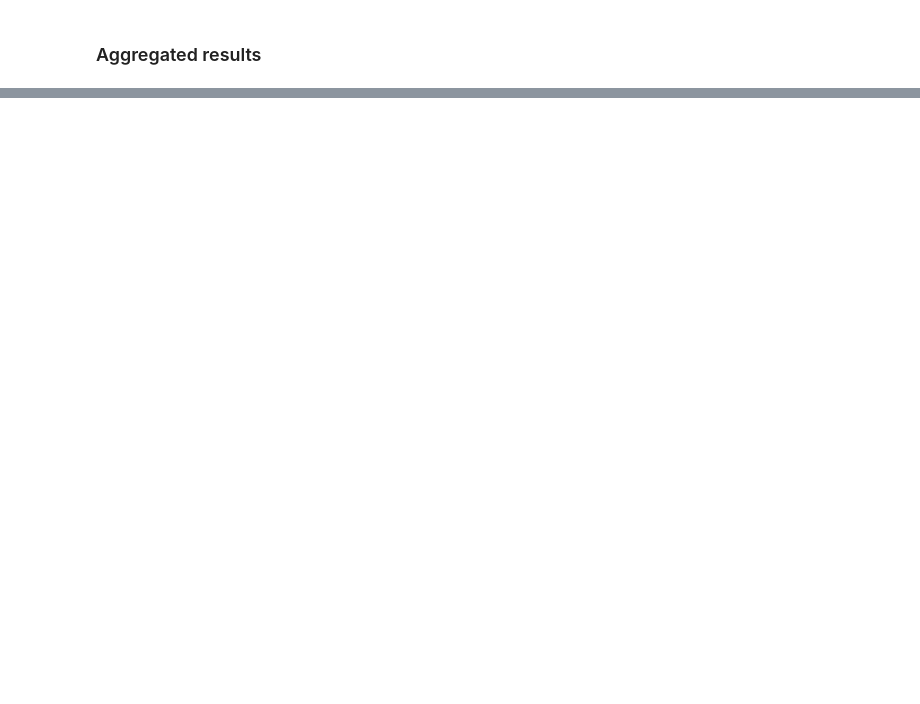
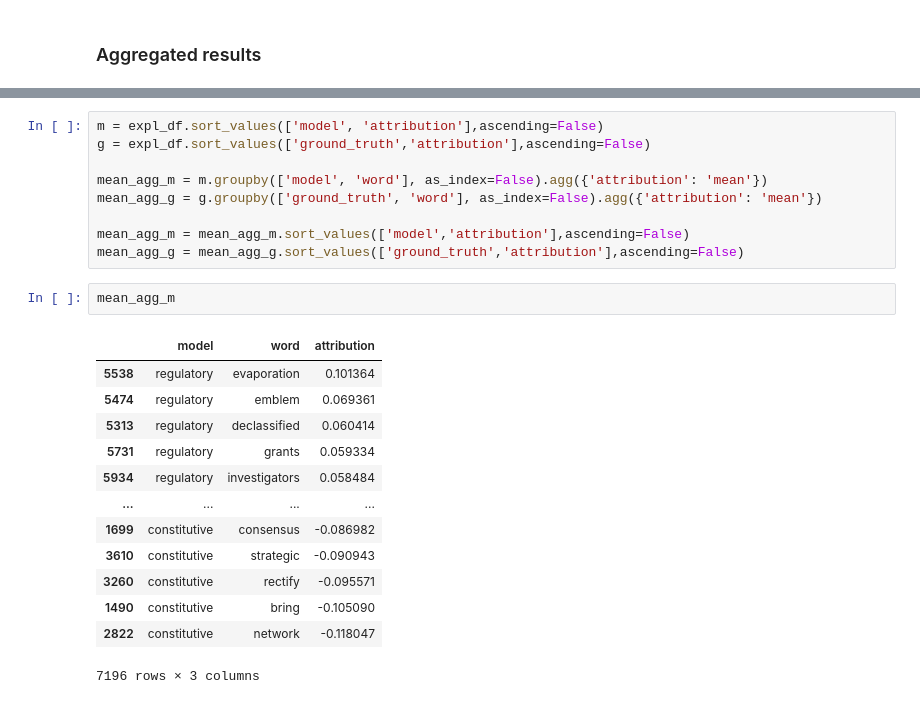
Before and after one commit to nature-of-eu-rules/regulatory-statement-classification, a Jupyter notebook: visualize_precompeted_xai.ipynb, the cells around one changed output, grey strips where cells are left out. Cells and saved outputs as stored; diff of their text form; blank space fills up the shorter version.

```diff
--- a/visualize_precompeted_xai.ipynb
+++ b/visualize_precompeted_xai.ipynb
@@ -151,0 +250,25 @@ token_infos.groupby('token').mean()
+# %%
+m = expl_df.sort_values(['model', 'attribution'],ascending=False)
+g = expl_df.sort_values(['ground_truth','attribution'],ascending=False)
+
+mean_agg_m = m.groupby(['model', 'word'], as_index=False).agg({'attribution': 'mean'})
+mean_agg_g = g.groupby(['ground_truth', 'word'], as_index=False).agg({'attribution': 'mean'})
+
+mean_agg_m = mean_agg_m.sort_values(['model','attribution'],ascending=False)
+mean_agg_g = mean_agg_g.sort_values(['ground_truth','attribution'],ascending=False)
+# %%
+mean_agg_m
+# %% [output]
+|  | model | word | attribution |
+| 5538 | regulatory | evaporation | 0.101364 |
+| 5474 | regulatory | emblem | 0.069361 |
+| 5313 | regulatory | declassified | 0.060414 |
+| 5731 | regulatory | grants | 0.059334 |
+| 5934 | regulatory | investigators | 0.058484 |
+| ... | ... | ... | ... |
+| 1699 | constitutive | consensus | -0.086982 |
+| 3610 | constitutive | strategic | -0.090943 |
+| 3260 | constitutive | rectify | -0.095571 |
+| 1490 | constitutive | bring | -0.105090 |
+| 2822 | constitutive | network | -0.118047 |
+7196 rows × 3 columns
```
Also changed, not shown: parts of 29 cells of this notebook, 6 other files.
